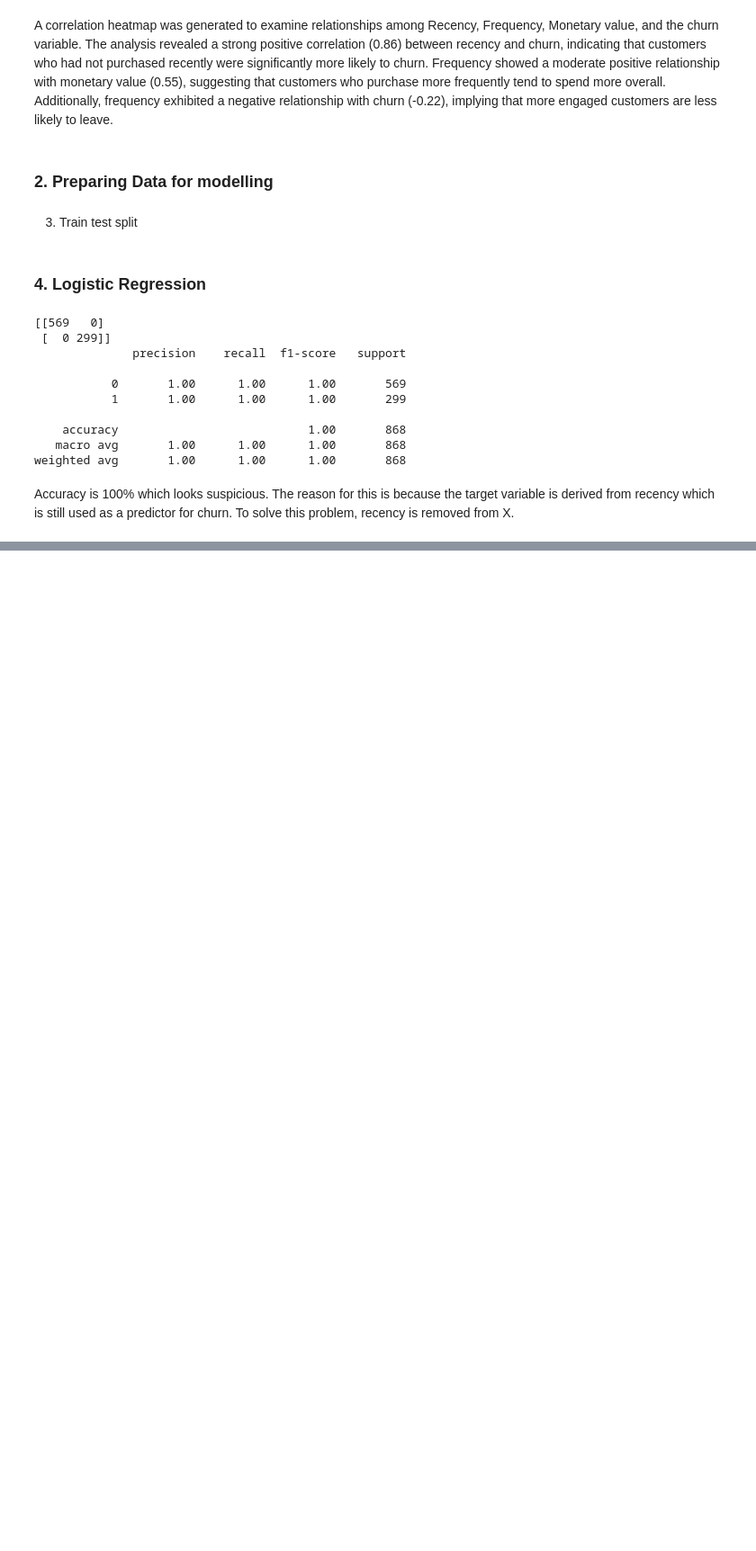
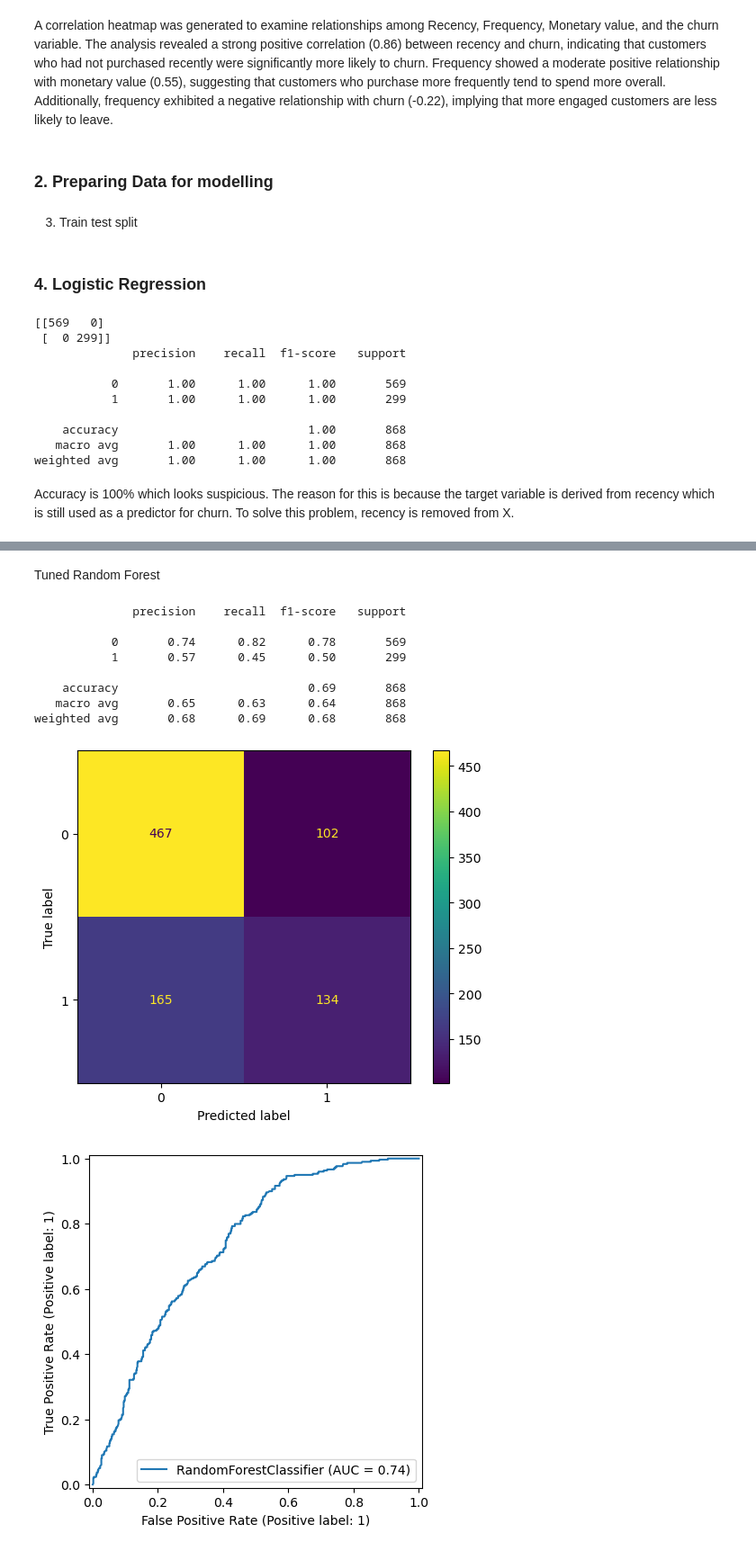
Before and after one commit to Pamela-Chebii/Consumer-Behavior-Analytics-Using-Transaction-Data, a Jupyter notebook: index.ipynb, the cells around one changed output, grey strips where cells are left out. Shown at 90% size. Saved outputs shown, nothing was run; the diff lists cells and outputs as text; code cells hidden in the pictures; blank space fills up the shorter version.

Commit message:
tuned roc

```diff
--- a/index.ipynb
+++ b/index.ipynb
@@ -704,0 +767,11 @@ Accuracy is 100% which looks suspicious. The reason for this is because the targ
+# %%
+from sklearn.ensemble import GradientBoostingClassifier
+
+gb_model = GradientBoostingClassifier(random_state=42)
+
+gb_model.fit(X_train, y_train)
+
+gb_pred = gb_model.predict(X_test)
+
+print(confusion_matrix(y_test, gb_pred))
+print(classification_report(y_test, gb_pred))
@@ -704,0 +793,41 @@ Accuracy is 100% which looks suspicious. The reason for this is because the targ
+# %% [markdown]
+Tuned Random Forest
+# %%
+# Random forest
+from sklearn.ensemble import RandomForestClassifier
+
+rf_model = RandomForestClassifier(
+    n_estimators=200,
+    max_depth=10,
+    random_state=42
+)
+
+rf_model.fit(X_train, y_train)
+
+y_pred_rf = rf_model.predict(X_test)
+
+
+#print classification report
+print(classification_report(y_test, y_pred_rf))
+
+# plot confusion matrix
+from sklearn.metrics import ConfusionMatrixDisplay
+import matplotlib.pyplot as plt
+ConfusionMatrixDisplay.from_predictions(y_test, y_pred_rf)
+plt.show()
+
+#plor roc curve
+from sklearn.metrics import RocCurveDisplay
+RocCurveDisplay.from_estimator(rf_model, X_test, y_test)
+plt.show()
+# %% [output]
+              precision    recall  f1-score   support
+
+           0       0.74      0.82      0.78       569
+           1       0.57      0.45      0.50       299
+
+    accuracy                           0.69       868
+   macro avg       0.65      0.63      0.64       868
+weighted avg       0.68      0.69      0.68       868
+[figure, added]
+[figure, added]
```
Also changed, not shown: parts of 11 cells of this notebook.
